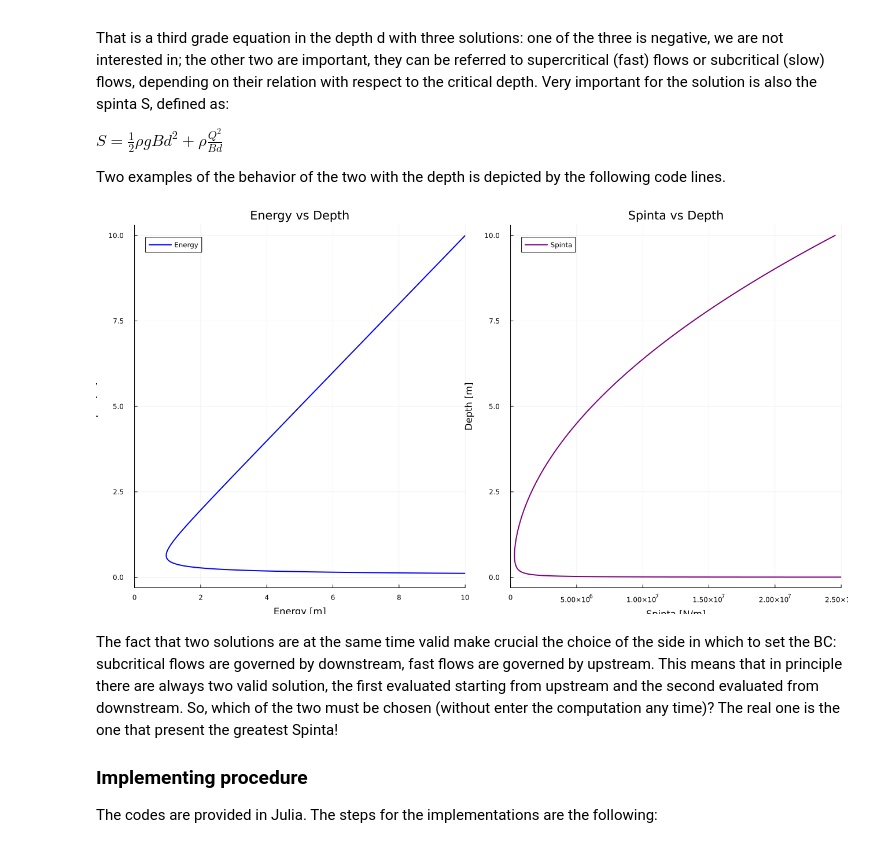
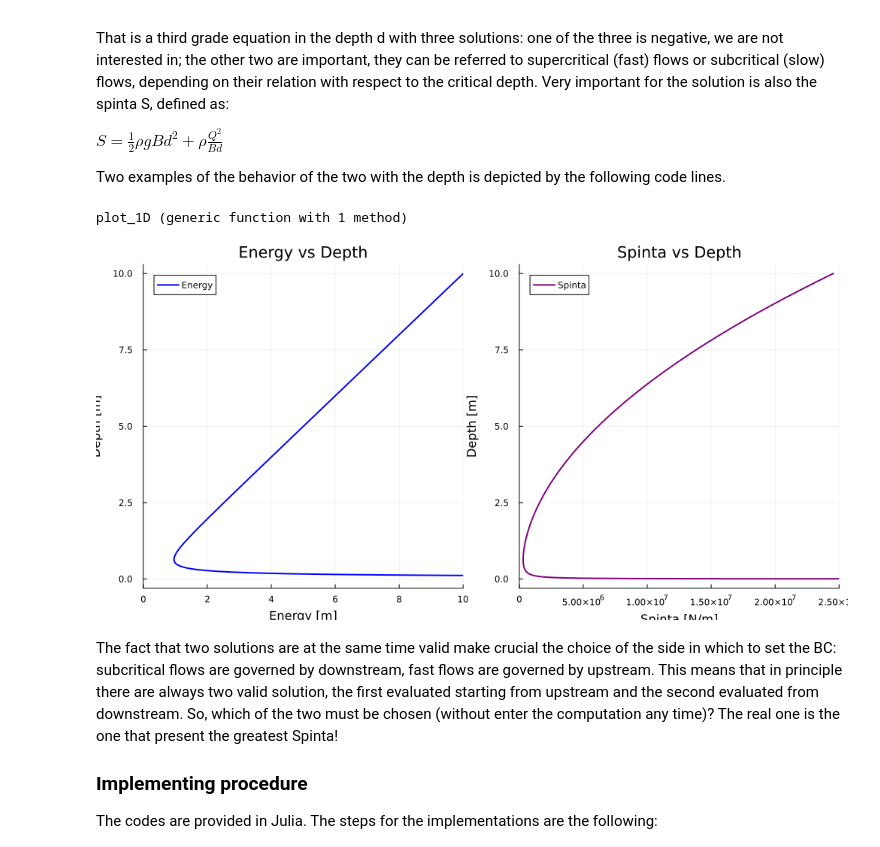
Before and after one commit to AmeGit01/Steady_SWE, a Jupyter notebook: 1D_SWE.ipynb, the cells around one changed output. Cells and saved outputs as stored; diff of their text form; code cells hidden in the pictures.

```diff
--- a/1D_SWE.ipynb
+++ b/1D_SWE.ipynb
@@ -51,32 +51,54 @@ That is a third grade equation in the depth d with three solutions: one of the t
 $S = \frac{1}{2} \rho g B d^2 + \rho \frac{Q^2}{Bd}$
 
 Two examples of the behavior of the two with the depth is depicted by the following code lines.
+# %%
+function plot_1D(x, y, xlimits; lab = "undefined", xlab = "undefined", ylab = "undefined",
+                 ttl = "undefined", cl = "undefined", grid = true)
+    # a flag for eventually limits of the plots..
+    p1 = plot(x, y, label=lab, xlabel=xlab, ylabel=ylab,
+    title=ttl, grid=true, color=cl, linewidth=2,
+    xlim=xlimits)
+end
+# %% [output]
+plot_1D (generic function with 1 method)
 # %%
-d = 0.0:0.001:10.0            # depth of the channel [m]
-Q = 80.0                   # discharge [m^3/s]
+d = 0.0:0.001:10.0          # depths of the channel [m]
+Q = 80.0                    # discharge [m^3/s]
 B = 50.0                    # width of the channel [m]
 ρ = 1000.0                  # water density [kg/m^3]
 g = 9.81                    # gravity acceleration [m/s^2]
 
-Spinta(Q, B, d, g, ρ) = 0.5*ρ*g*B*d^2 + ρ*Q^2/(B*d)
-Energy(Q, B, d) = d + Q^2/(2*g*(B*d)^2)
+Spinta(Q, B, d, g, ρ) = @. 0.5*ρ*g*B*d^2 + ρ*Q^2/(B*d)
+Energy(Q, B, d) = @. d + Q^2/(2*g*(B*d)^2)
 
+S = zeros(length(d))        # water surface elevation [m]
+E = zeros(length(d))        # energy elevation [m]
+S .= Spinta(Q, B, d, g, ρ)      # calculate Spinta for each depth
+E .= Energy(Q, B, d)            # calculate Energy for each depth
+
+#=
 S = zeros(length(d))        # water surface elevation [m]
 E = zeros(length(d))        # energy elevation [m]
 for n in 1:length(d)
     S[n] = Spinta(Q, B, d[n], g, ρ)
     E[n] = Energy(Q, B, d[n])
 end
-
+=#
+p1 = plot_1D(S, d, (0, 2.5e7); lab="Spinta", xlab="Spinta [N/m]", ylab="Depth [m]",
+    ttl="Spinta vs Depth", cl="purple", grid=true)
+p2 = plot_1D(E, d, (0, 10); lab="Energy", xlab="Energy [m]", ylab="Depth [m]",
+    ttl="Energy vs Depth", cl="blue", grid=true)
+#=
 p1 = plot(S, d, label="Spinta", xlabel="Spinta [N/m]", ylabel="Depth [m]",
     title="Spinta vs Depth", grid=true, color="purple", linewidth=2,
-    xlim=(0, 2.5e7), size=(600, 550))
+    xlim=(0, 2.5e7))
 p2 = plot(E, d, label="Energy", xlabel="Energy [m]", ylabel="Depth [m]",
     title="Energy vs Depth", grid=true, color="blue", linewidth=2,
-    xlim=(0, 10), size=(600, 550))
-plot(p2, p1, layout=(1, 2), size=(1300, 700))
+    xlim=(0, 10)) =#
+
+plot(p2, p1, layout=(1, 2), size=(1000, 500))
 # %% [output]
-[figure, old version]
+[figure, new version]
 # %% [markdown]
 The fact that two solutions are at the same time valid make crucial the choice of the side in which to set the BC: subcritical flows are governed by downstream, fast flows are governed by upstream. This means that in principle there are always two valid solution, the first evaluated starting from upstream and the second evaluated from downstream. So, which of the two must be chosen (without enter the computation any time)? The real one is the one that present the greatest Spinta!
 
```
Also changed, not shown: parts of 4 cells of this notebook.
